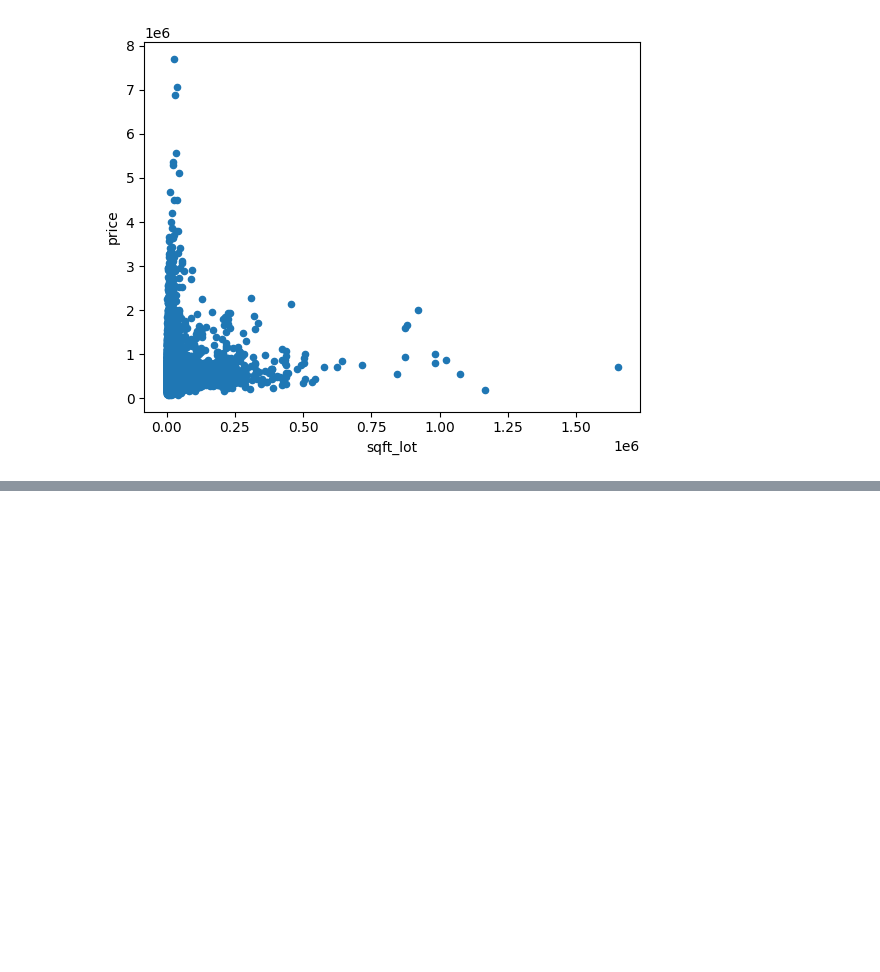
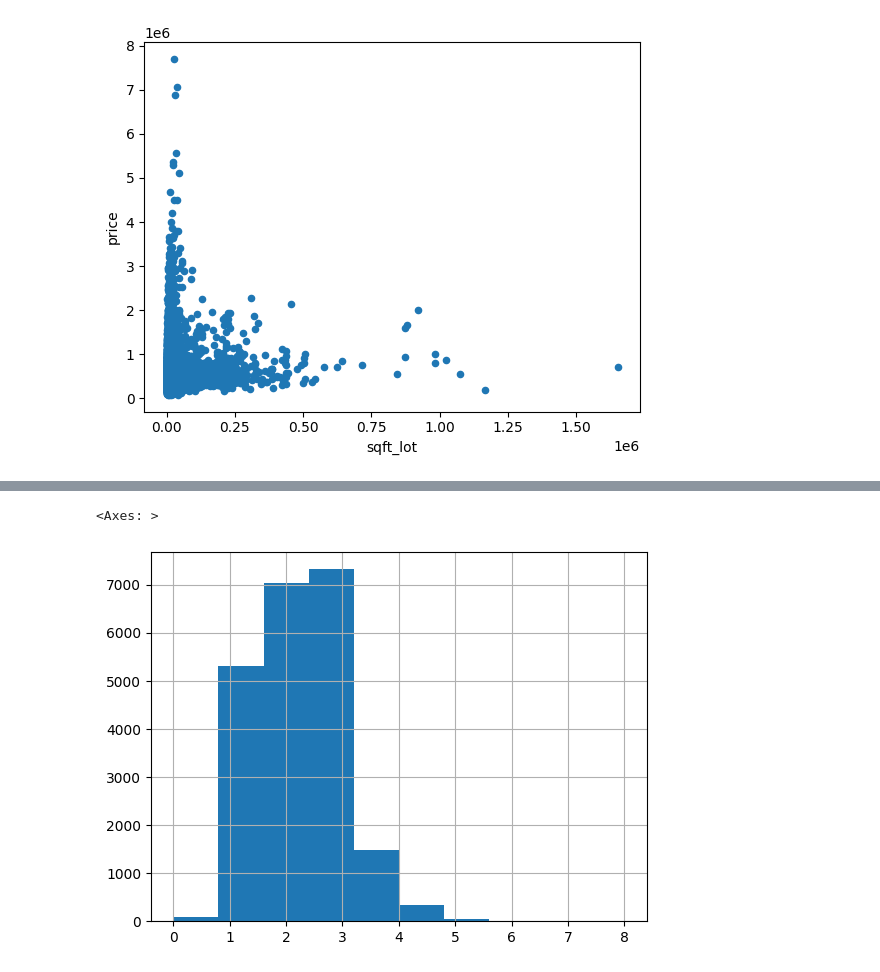
Before and after one commit to Metaphysicist1/GITA-ML, a Jupyter notebook: Task2/Task2_Script.ipynb, the cells around one changed output, grey strips where cells are left out. Saved outputs shown, nothing was run; the diff lists cells and outputs as text; code cells hidden in the pictures; blank space fills up the shorter version.

```diff
--- a/Task2/Task2_Script.ipynb
+++ b/Task2/Task2_Script.ipynb
@@ -180,0 +179,5 @@ ConversionError: Failed to convert value(s) to axis units: 'price'
+# %%
+df["bathrooms"].hist()
+# %% [output]
+<Axes: >
+[figure, added]
```
Also changed, not shown: parts of 12 cells of this notebook.
